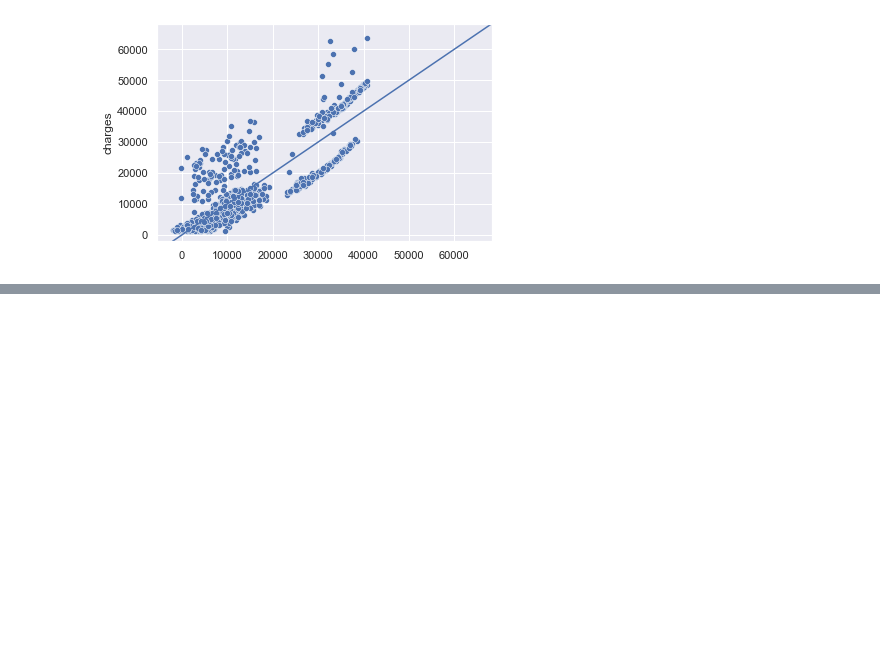
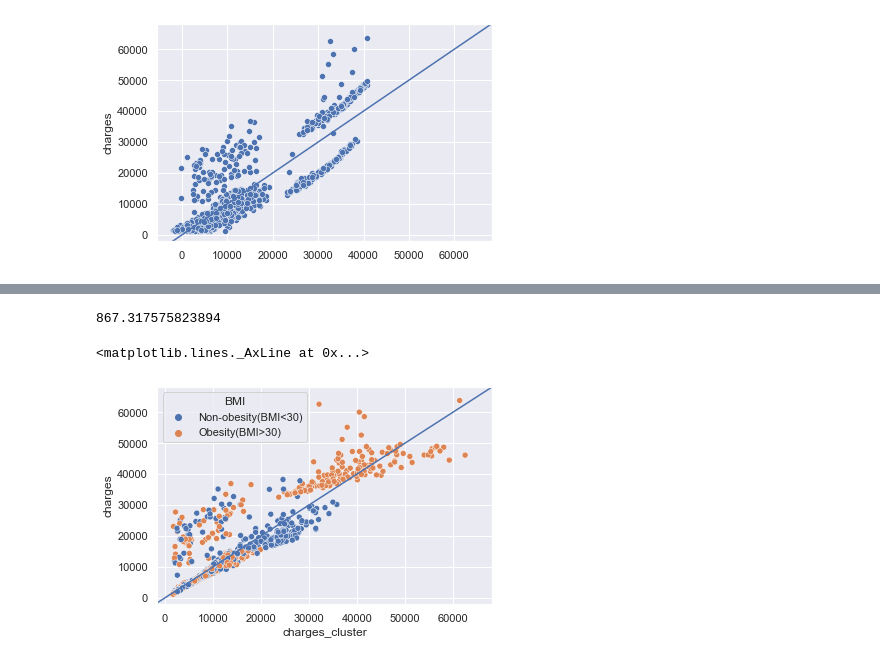
Before and after one commit to renatoquiliche/Interpretable-Machine-Learning, a Jupyter notebook: Notebooks/XPEd.ipynb, the cells around one changed output, grey strips where cells are left out. Drawn from its saved outputs; the diff is of its cells as text; code cells hidden in the pictures; blank space fills up the shorter version.

```diff
--- a/Notebooks/XPEd.ipynb
+++ b/Notebooks/XPEd.ipynb
@@ -236,0 +243,29 @@ for ax in axs.flat:
+# %%
+from sklearn.metrics import mean_squared_error, median_absolute_error, mean_squared_log_error
+
+data_insurance['charges'] = np.exp(data_insurance['charges'])
+
+results = {'Base model': [], 'Cluster 0': [], 'Cluster 1': [], 'Cluster 2': [], 'Cluster 3': [], 'Overall': []}
+
+results['Base model'].append(np.sqrt(mean_squared_error(data_insurance['charges'], model.fittedvalues)))
+results['Base model'].append(median_absolute_error(data_insurance['charges'], model.fittedvalues))
+
+results['Cluster 0'].append(np.sqrt(mean_squared_error(data_insurance.charges[data_insurance.DBSC == 0], np.exp(model_0.fittedvalues))))
+results['Cluster 0'].append(median_absolute_error(data_insurance.charges[data_insurance.DBSC == 0], np.exp(model_0.fittedvalues)))
+
+results['Cluster 1'].append(np.sqrt(mean_squared_error(data_insurance.charges[data_insurance.DBSC == 1], np.exp(model_1.fittedvalues))))
+results['Cluster 1'].append(median_absolute_error(data_insurance.charges[data_insurance.DBSC == 1], np.exp(model_1.fittedvalues)) )
+
+results['Cluster 2'].append(np.sqrt(mean_squared_error(data_insurance.charges[data_insurance.DBSC == 2], np.exp(model_2.fittedvalues))))
+results['Cluster 2'].append(median_absolute_error(data_insurance.charges[data_insurance.DBSC == 2], np.exp(model_2.fittedvalues)))
+
+results['Cluster 3'].append(np.sqrt(mean_squared_error(data_insurance.charges[data_insurance.DBSC == 3], np.exp(model_3.fittedvalues))))
+results['Cluster 3'].append(median_absolute_error(data_insurance.charges[data_insurance.DBSC == 3], np.exp(model_3.fittedvalues)))
+
+data_insurance['charges_cluster'] = pd.Series(pd.Series(model_0.fittedvalues).append(pd.Series(model_1.fittedvalues)).append(pd.Series(model_2.fittedvalues)).append(pd.Series(model_3.fittedvalues)))
+
+results['Overall'].append(np.sqrt(mean_squared_error(data_insurance['charges'], np.exp(data_insurance['charges_cluster']))))
+results['Overall'].append(median_absolute_error(data_insurance['charges'], np.exp(data_insurance['charges_cluster'])))
+
+
+results
@@ -236,0 +316,10 @@ for ax in axs.flat:
+# %%
+median_absolute_error(np.exp(data_insurance['charges']), np.exp(data_insurance['charges_cluster']))
+# %% [output]
+867.317575823894
+# %%
+sns.scatterplot(x=np.exp(data_insurance['charges_cluster']), y=np.exp(data_insurance['charges']), hue=data_insurance['BMI'])
+plt.axline([10000, 10000], [65000, 65000])
+# %% [output]
+<matplotlib.lines._AxLine at 0x...>
+[figure, added]
```
Also changed, not shown: parts of 13 cells of this notebook.
